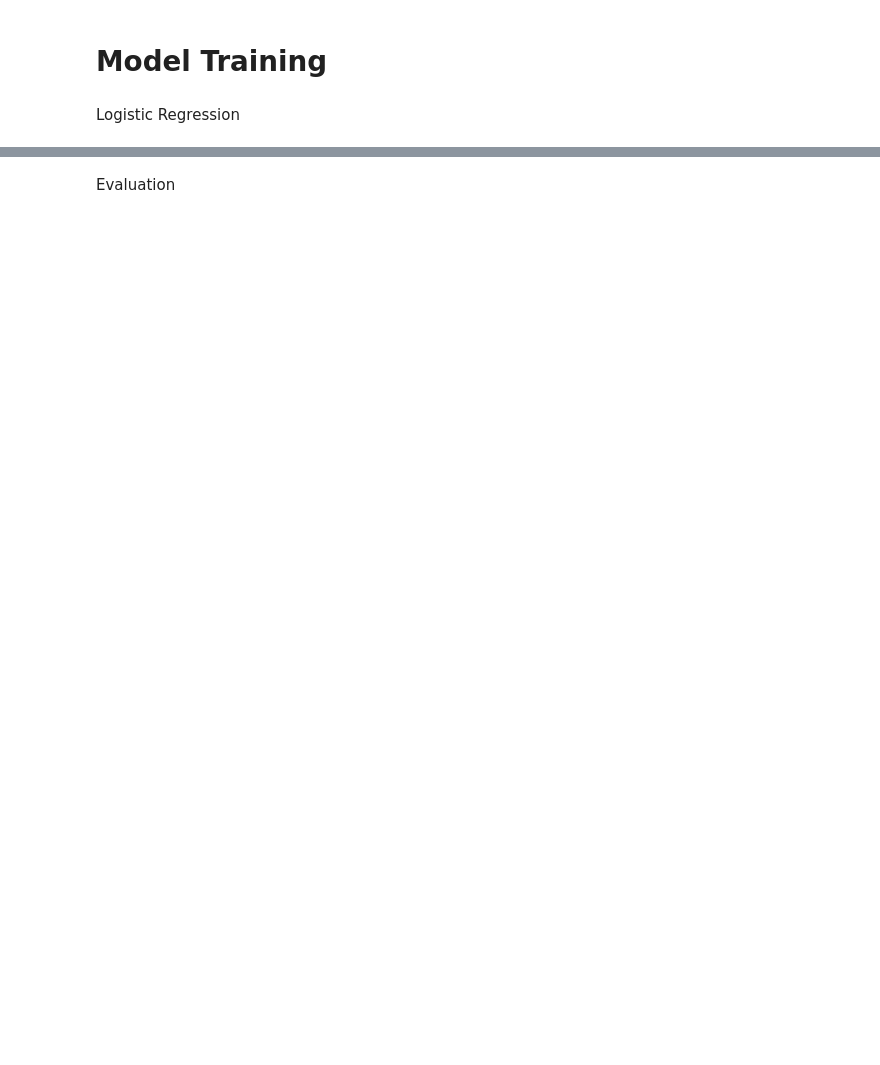
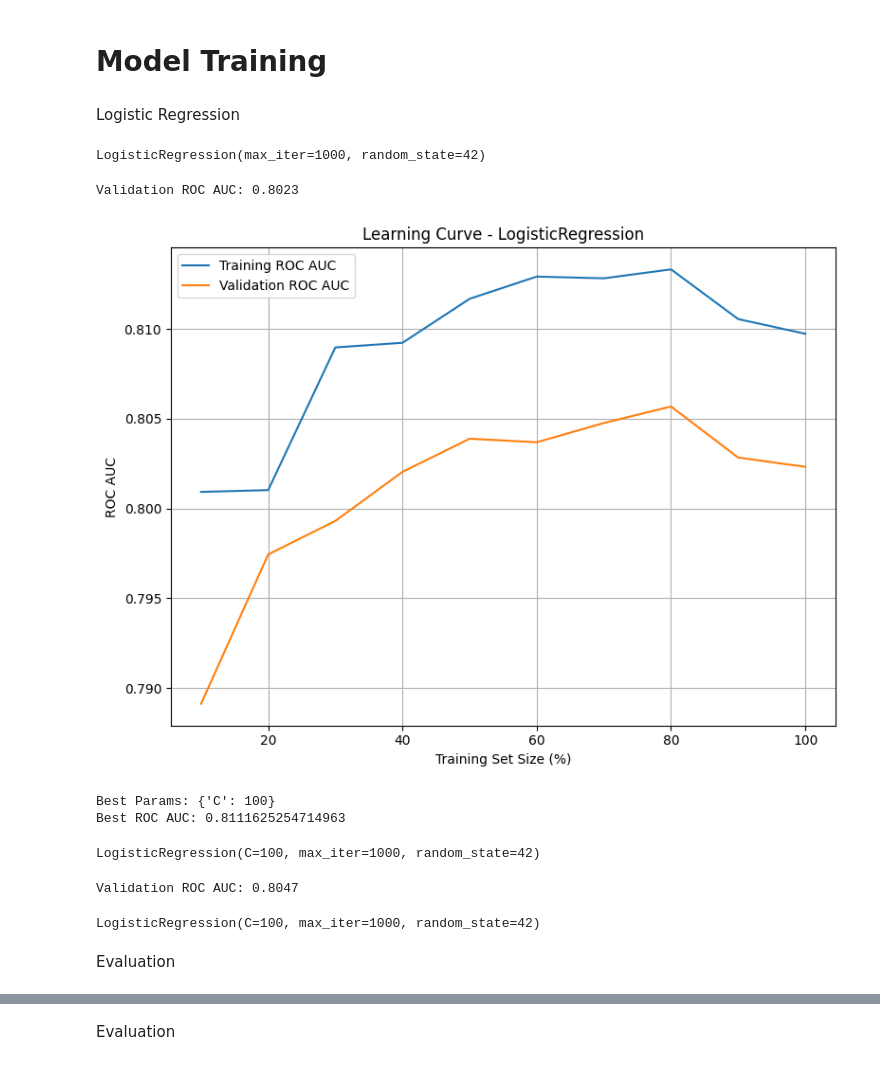
Before and after one commit to joshmoy/xai-fraud-detection, a Jupyter notebook: fraud_detection.ipynb, the cells around one changed output, grey strips where cells are left out. Cells and saved outputs as stored; diff of their text form; code cells hidden in the pictures; blank space fills up the shorter version.

Commit message:
Update models implementation

```diff
--- a/fraud_detection.ipynb
+++ b/fraud_detection.ipynb
@@ -320,0 +375,9 @@ X_test_scaled = scaler.transform(X_test_selected)
+# %%
+# Train Logistic Regression on split data
+lr = LogisticRegression(max_iter=1000, random_state=42)
+lr.fit(X_train_split, y_train_split)
+# %% [output]
+LogisticRegression(max_iter=1000, random_state=42)
+# %%
+# Predict on validation data
+y_val_proba = lr.predict_proba(X_val)[:, 1]
@@ -320,0 +388,41 @@ X_test_scaled = scaler.transform(X_test_selected)
+# %%
+print_validation_roc_auc(y_val, y_val_proba)
+# %% [output]
+Validation ROC AUC: 0.8023
+# %%
+def plot_learning_curve_roc_auc(model, X_train, y_train, X_val, y_val, train_sizes=np.linspace(0.1, 1.0, 10)):
+    train_scores = []
+    val_scores = []
+
+    for frac in train_sizes:
+        n_samples = int(frac * X_train.shape[0])
+        X_sub = X_train[:n_samples]
+        y_sub = y_train[:n_samples]
+
+        model_clone = clone(model)
+        model_clone.fit(X_sub, y_sub)
+
+        y_sub_proba = model_clone.predict_proba(X_sub)[:, 1]
+        y_val_proba = model_clone.predict_proba(X_val)[:, 1]
+
+        train_auc = roc_auc_score(y_sub, y_sub_proba)
+        val_auc = roc_auc_score(y_val, y_val_proba)
+
+        train_scores.append(train_auc)
+        val_scores.append(val_auc)
+
+    # Plot
+    plt.figure(figsize=(8, 6))
+    plt.plot(train_sizes * 100, train_scores, label='Training ROC AUC')
+    plt.plot(train_sizes * 100, val_scores, label='Validation ROC AUC')
+    plt.xlabel('Training Set Size (%)')
+    plt.ylabel('ROC AUC')
+    plt.title(f'Learning Curve - {type(model).__name__}')
+    plt.legend()
+    plt.grid(True)
+    plt.tight_layout()
+    plt.show()
+# %%
+plot_learning_curve_roc_auc(lr, X_train_split, y_train_split, X_val, y_val)
+# %% [output]
+[figure, added]
@@ -320,0 +437,9 @@ X_test_scaled = scaler.transform(X_test_selected)
+# %%
+param_grid = {
+    'C': [0.01, 0.1, 1, 10, 100]
+}
+
+grid = grid_search(lr, param_grid, X_train_split, y_train_split)
+# %% [output]
+Best Params: {'C': 100}
+Best ROC AUC: 0.8111625254714963
@@ -321 +448,16 @@ X_test_scaled = scaler.transform(X_test_selected)
+# %%
+tuned_lr.fit(X_train_split, y_train_split)
+# %% [output]
+LogisticRegression(C=100, max_iter=1000, random_state=42)
+# %%
+tuned_y_val_proba = tuned_lr.predict_proba(X_val)[:, 1]
+print_validation_roc_auc(y_val, tuned_y_val_proba)
+# %% [output]
+Validation ROC AUC: 0.8047
+# %%
+# initialize model with updated parameters
+final_lr = LogisticRegression(C=100, max_iter=1000, random_state=42)
+final_lr.fit(X_train_scaled, y_train_bal)
+# %% [output]
+LogisticRegression(C=100, max_iter=1000, random_state=42)
 # %%
@@ -328,0 +467,2 @@ y_proba = lr.predict_proba(X_test_scaled)[:, 1]
+# %% [markdown]
+Evaluation
```
Also changed, not shown: parts of 57 cells of this notebook.
